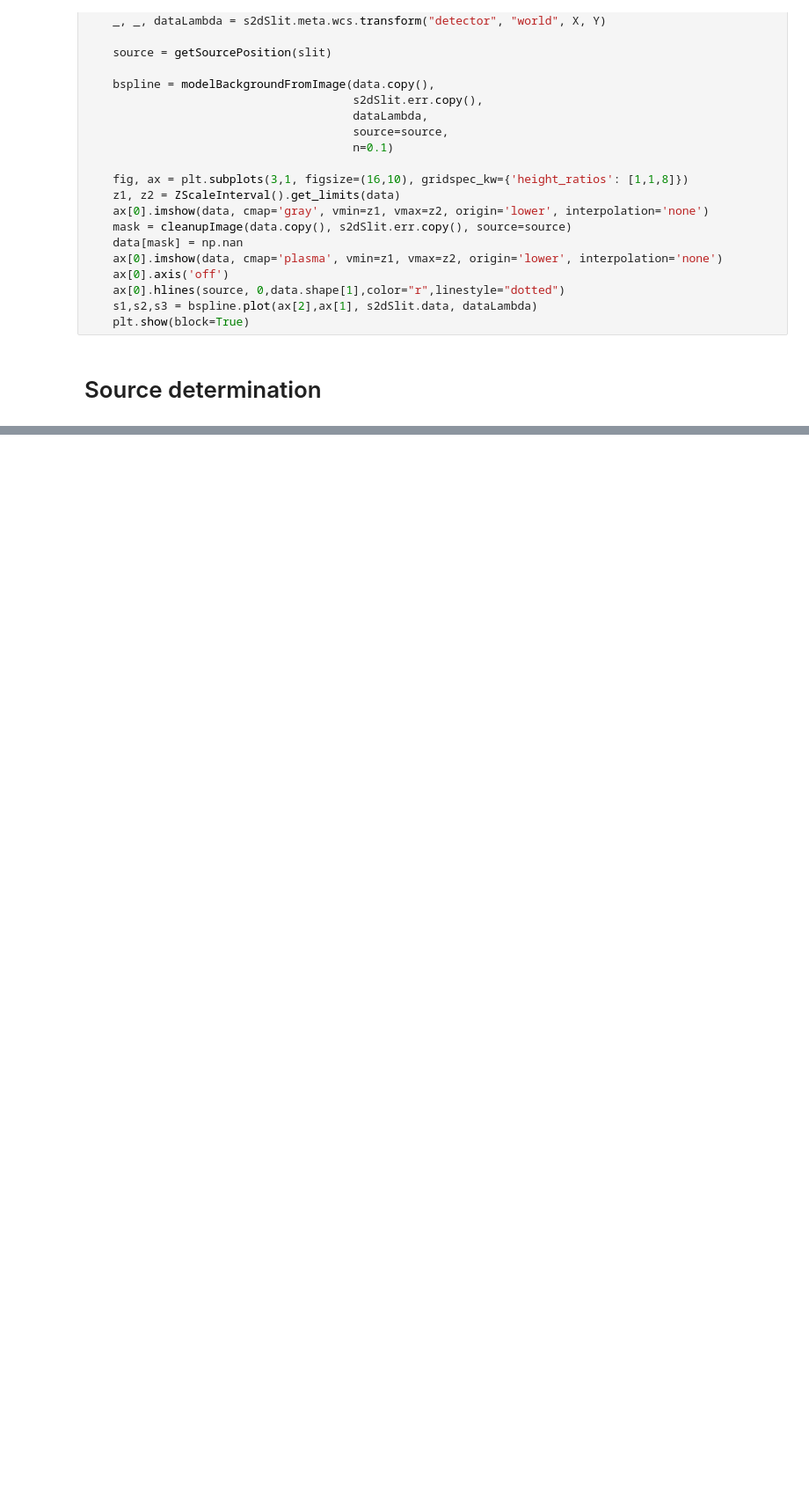
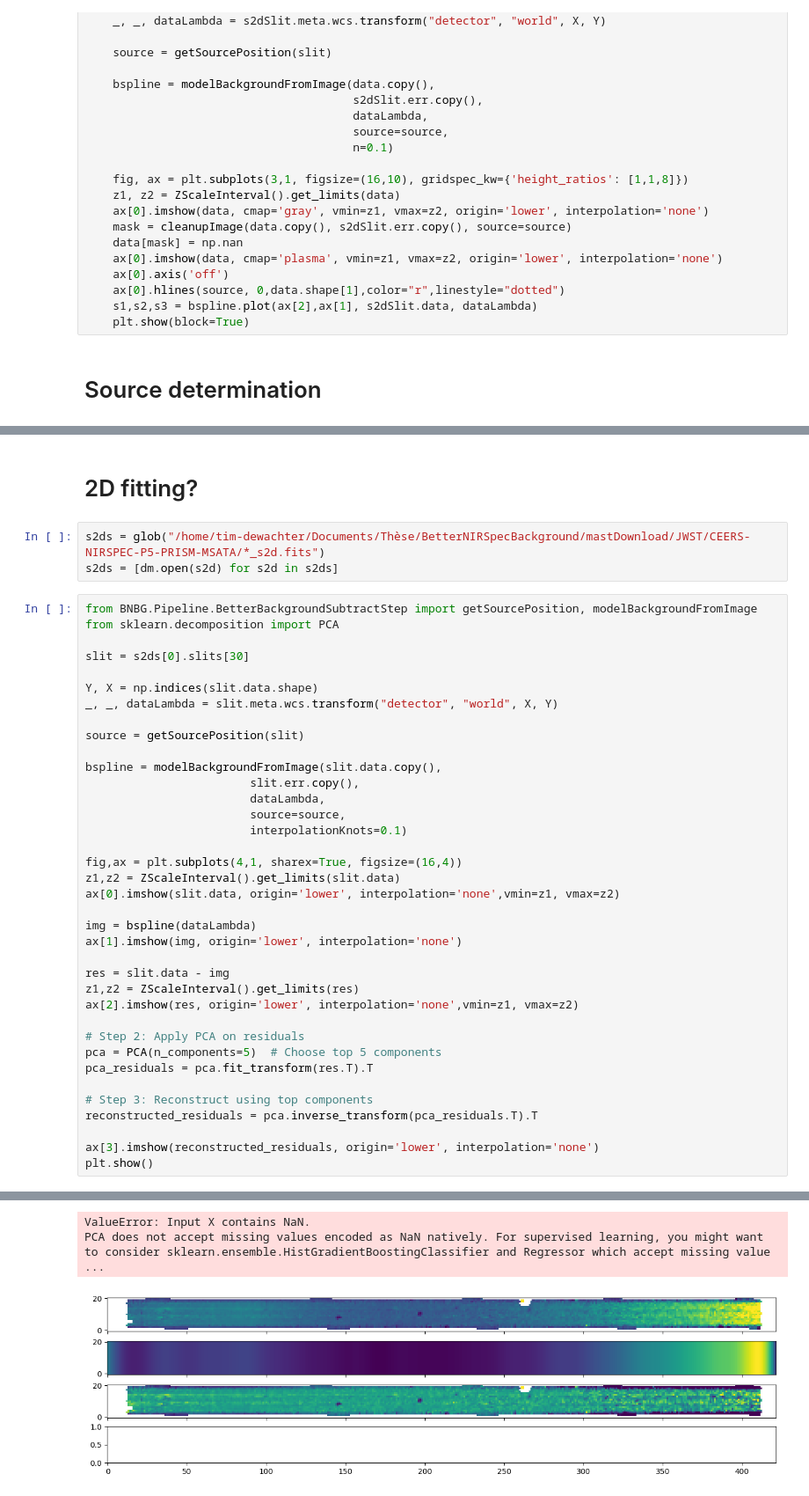
Before and after one commit to TimEpsilon/BetterNIRSpecBackground, a Jupyter notebook: BNBG/Notebooks/ArtifactSearching.ipynb, the cells around one changed output, grey strips where cells are left out. Shown at 88% size. Saved outputs shown, nothing was run; the diff lists cells and outputs as text; blank space fills up the shorter version.

```diff
--- a/BNBG/Notebooks/ArtifactSearching.ipynb
+++ b/BNBG/Notebooks/ArtifactSearching.ipynb
@@ -547,3 +546,46 @@ for i, slit in enumerate(s2d.slits):
 	plt.yscale("symlog")
 	plt.title(round(As[-1]/cs[-1],2))
 	plt.show()
+# %% [markdown]
+# 2D fitting?
+# %%
+s2ds = glob("/home/tim-dewachter/Documents/Thèse/BetterNIRSpecBackground/mastDownload/JWST/CEERS-NIRSPEC-P5-PRISM-MSATA/*_s2d.fits")
+s2ds = [dm.open(s2d) for s2d in s2ds]
+# %%
+from BNBG.Pipeline.BetterBackgroundSubtractStep import getSourcePosition, modelBackgroundFromImage
+from sklearn.decomposition import PCA
+
+slit = s2ds[0].slits[30]
+
+Y, X = np.indices(slit.data.shape)
+_, _, dataLambda = slit.meta.wcs.transform("detector", "world", X, Y)
+
+source = getSourcePosition(slit)
+
+bspline = modelBackgroundFromImage(slit.data.copy(),
+						slit.err.copy(),
+						dataLambda,
+						source=source,
+						interpolationKnots=0.1)
+
+fig,ax = plt.subplots(4,1, sharex=True, figsize=(16,4))
+z1,z2 = ZScaleInterval().get_limits(slit.data)
+ax[0].imshow(slit.data, origin='lower', interpolation='none',vmin=z1, vmax=z2)
+
+img = bspline(dataLambda)
+ax[1].imshow(img, origin='lower', interpolation='none')
+
+res = slit.data - img
+z1,z2 = ZScaleInterval().get_limits(res)
+ax[2].imshow(res, origin='lower', interpolation='none',vmin=z1, vmax=z2)
+
+# Step 2: Apply PCA on residuals
+pca = PCA(n_components=5)  # Choose top 5 components
+pca_residuals = pca.fit_transform(res.T).T
+
+# Step 3: Reconstruct using top components
+reconstructed_residuals = pca.inverse_transform(pca_residuals.T).T
+
+ax[3].imshow(reconstructed_residuals, origin='lower', interpolation='none')
+plt.show()
+# %% [output]
@@ -549,0 +595,3 @@ for i, slit in enumerate(s2d.slits):
+ValueError: Input X contains NaN.
+PCA does not accept missing values encoded as NaN natively. For supervised learning, you might want to consider sklearn.ensemble.HistGradientBoostingClassifier and Regressor which accept missing value ...
+[figure, added]
```
Also changed, not shown: parts of 4 cells of this notebook, 11 other files.
